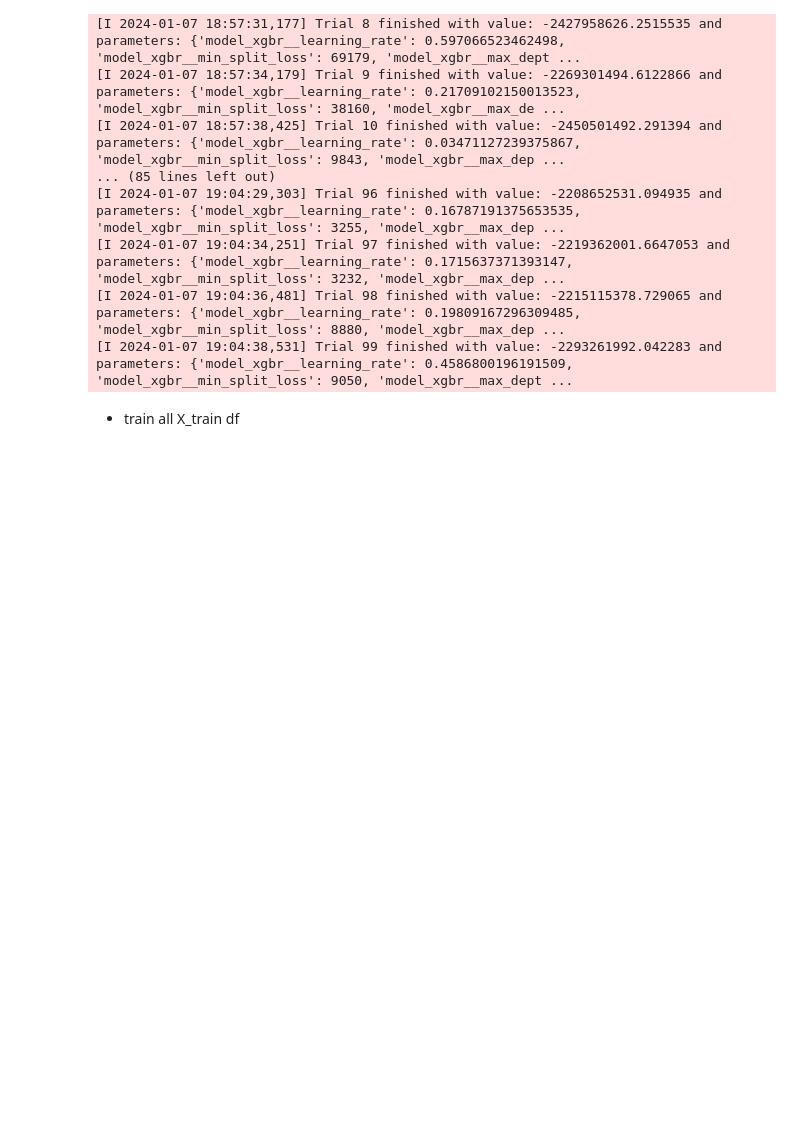
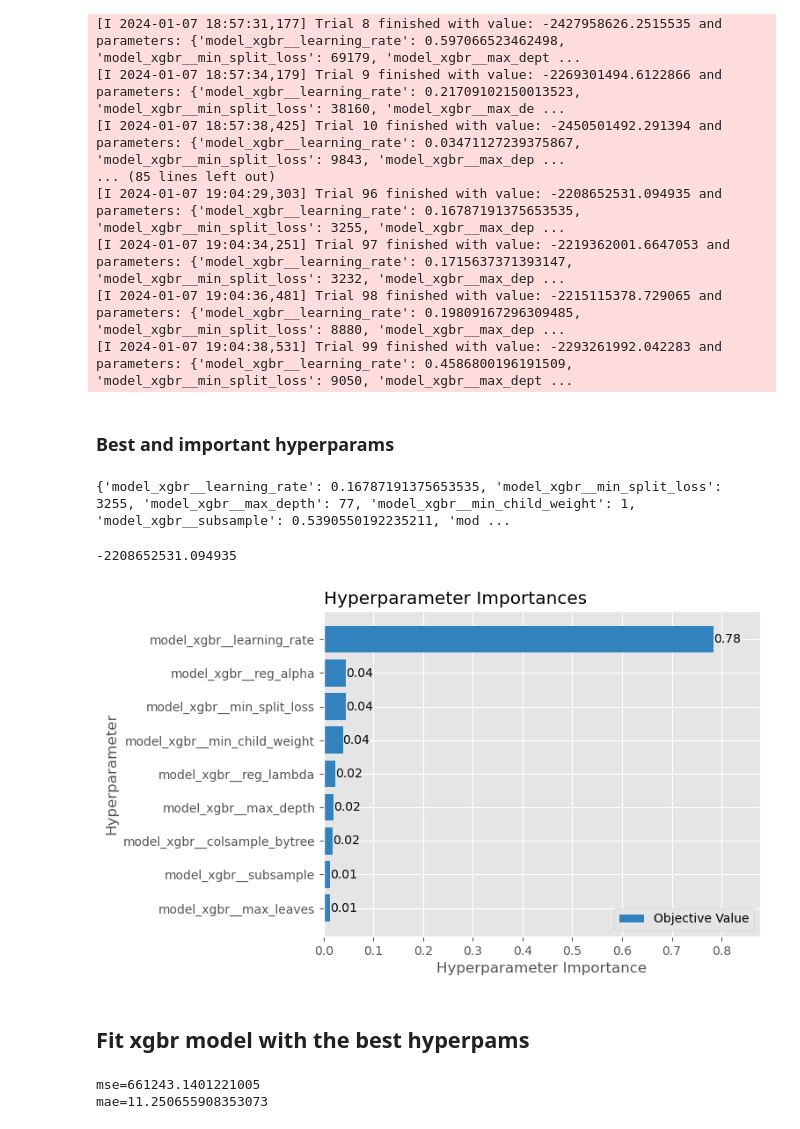
Before and after one commit to rvegrc/ds_salary, a Jupyter notebook: ds_salary.ipynb, the cells around one changed output. Cells and saved outputs as stored; diff of their text form; code cells hidden in the pictures; blank space fills up the shorter version.

Commit message:
Update ds_salary.ipynb
Fit the XGBoost model with the best hyperparameters

```diff
--- a/ds_salary.ipynb
+++ b/ds_salary.ipynb
@@ -865,5 +870,36 @@ study.optimize(hyper_opt, n_trials=100)
 [I 2024-01-07 19:04:34,251] Trial 97 finished with value: -2219362001.6647053 and parameters: {'model_xgbr__learning_rate': 0.1715637371393147, 'model_xgbr__min_split_loss': 3232, 'model_xgbr__max_dep ...
 [I 2024-01-07 19:04:36,481] Trial 98 finished with value: -2215115378.729065 and parameters: {'model_xgbr__learning_rate': 0.19809167296309485, 'model_xgbr__min_split_loss': 8880, 'model_xgbr__max_dep ...
 [I 2024-01-07 19:04:38,531] Trial 99 finished with value: -2293261992.042283 and parameters: {'model_xgbr__learning_rate': 0.4586800196191509, 'model_xgbr__min_split_loss': 9050, 'model_xgbr__max_dept ...
-# %% [markdown]
-+ train all X_train df
+# %% [markdown]
+### Best and important hyperparams
+# %%
+print(study.best_params)
+
+plot_param_importances(study);
+study.best_value
+# %% [output]
+{'model_xgbr__learning_rate': 0.16787191375653535, 'model_xgbr__min_split_loss': 3255, 'model_xgbr__max_depth': 77, 'model_xgbr__min_child_weight': 1, 'model_xgbr__subsample': 0.5390550192235211, 'mod ...
+-2208652531.094935
+[figure, added]
+# %% [markdown]
+## Fit xgbr model with the best hyperpams
+# %%
+# Fit the XGBoost model with the best hyperparameters
+pipe_xgbr.set_params(**study.best_params)
+pipe_xgbr.fit(X_train, y_train)
+
+# Generate predictions on the training set
+train_predictions = pipe_xgbr.predict(X_train)
+
+# Calculate descriptive statistics of the predicted values
+pd.DataFrame(train_predictions).describe()
+
+# Calculate mean squared error and mean absolute error on the training set
+mse_train = mean_squared_error(y_train, train_predictions)
+mae_train = mean_absolute_error(y_train, train_predictions)
+
+print(f'mse={mse_train / y_train.shape[0]}')  # Mean squared error normalized by the number of samples
+print(f'mae={mae_train / y_train.shape[0]}')  # Mean absolute error normalized by the number of samples
+# %% [output]
+mse=661243.1401221005
+mae=11.250655908353073
```
Also changed, not shown: parts of 1 cell of this notebook.
